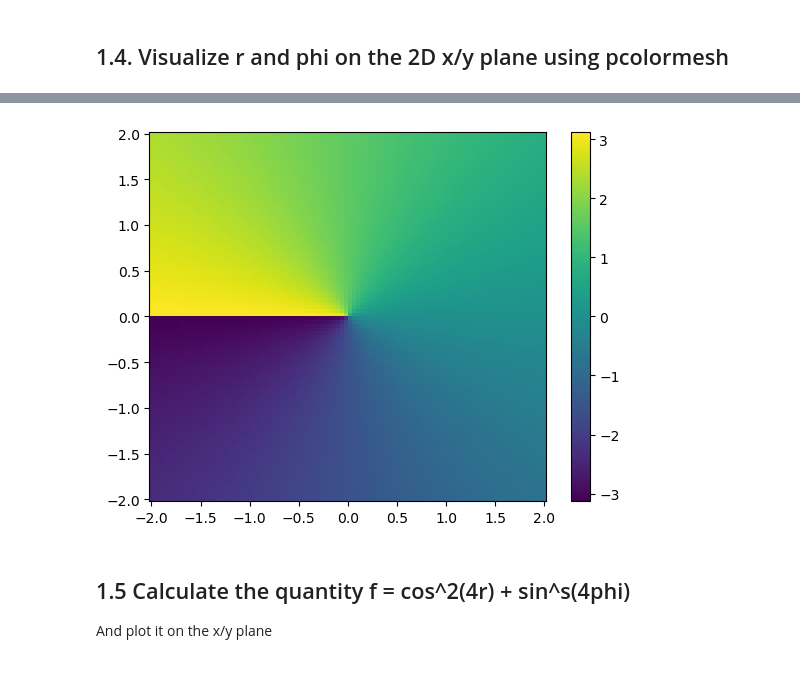
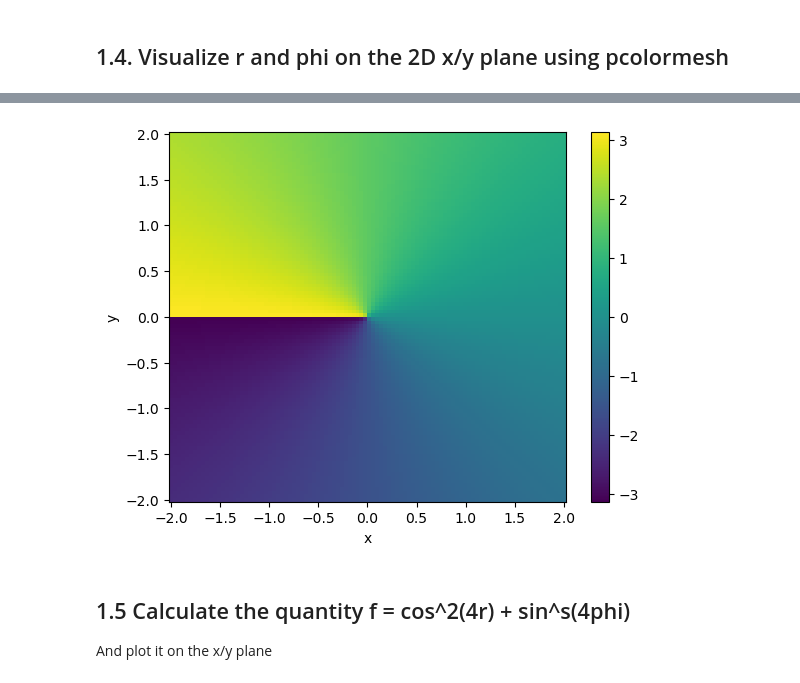
Before and after one commit to PhyllisKho/Assignments, a Jupyter notebook: Assignment3.ipynb, the cells around one changed output, grey strips where cells are left out. Cells and saved outputs as stored; diff of their text form; code cells hidden in the pictures.

```diff
--- a/Assignment3.ipynb
+++ b/Assignment3.ipynb
@@ -65,10 +71,12 @@ plt.colorbar();
 # %%
 # Visualize phi on the x-y plane
 
 plt.pcolormesh(x, y, phi);
 plt.colorbar();
+plt.xlabel('x');
+plt.ylabel('y');
 # %% [output]
-[figure, old version]
+[figure, new version]
 # %% [markdown]
 ## 1.5 Calculate the quantity f = cos^2(4r) + sin^s(4phi)
 And plot it on the x/y plane
```
Also changed, not shown: parts of 6 cells of this notebook.
